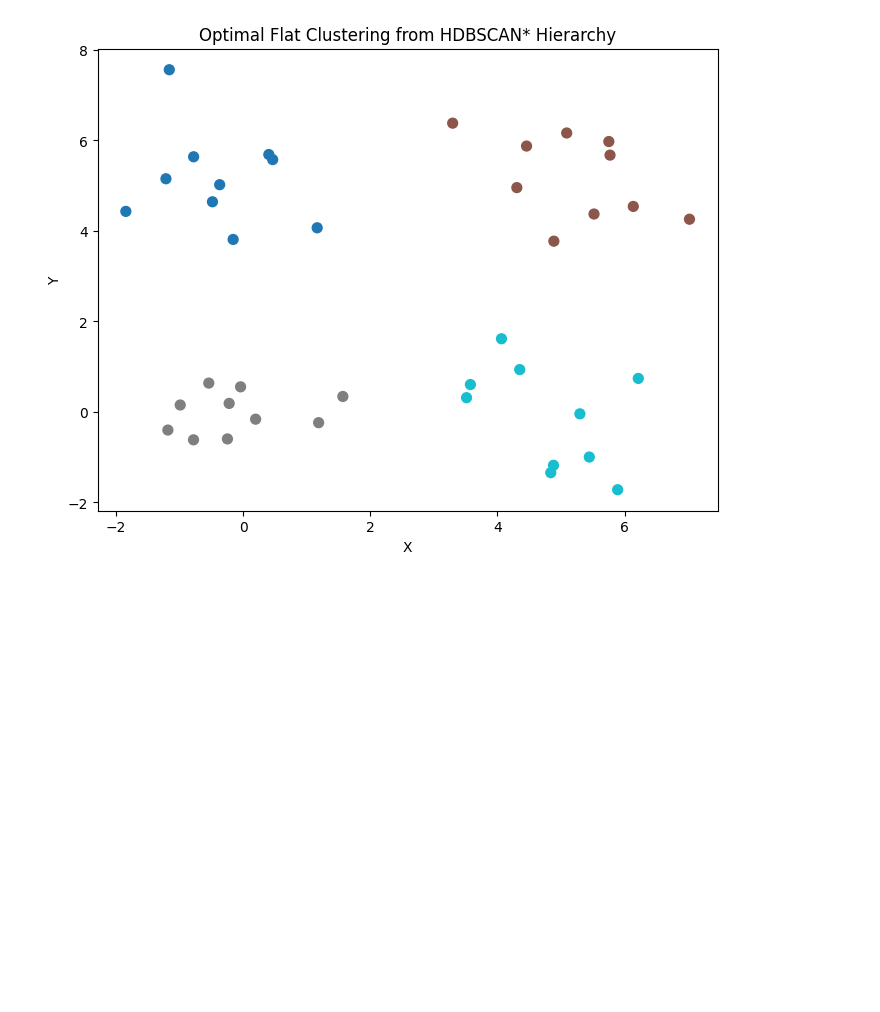
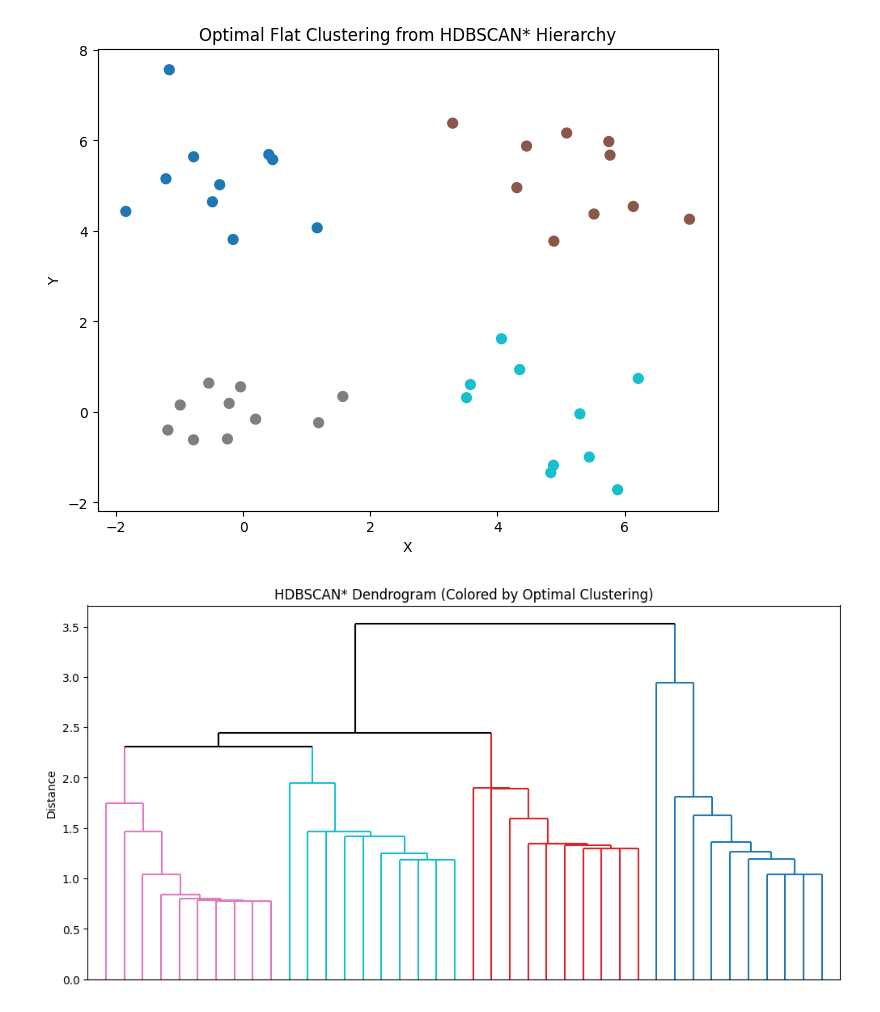
Before and after one commit to carlos-vf/HDBSCAN, a Jupyter notebook: Optimal_non_hierarchical_clustering.ipynb, the cells around one changed output. Drawn from its saved outputs; the diff is of its cells as text; code cells hidden in the pictures; blank space fills up the shorter version.

Commit message:
Fixed dendrogram plots

```diff
--- a/Optimal_non_hierarchical_clustering.ipynb
+++ b/Optimal_non_hierarchical_clustering.ipynb
@@ -235,3 +235,8 @@ plt.ylabel('Y')
 plt.show()
 # %% [output]
 [figure]
+# %%
+plot_dendrogram(hierarchy, X, optimal_labels=labels)
+plt.show()
+# %% [output]
+[figure, added]
```
